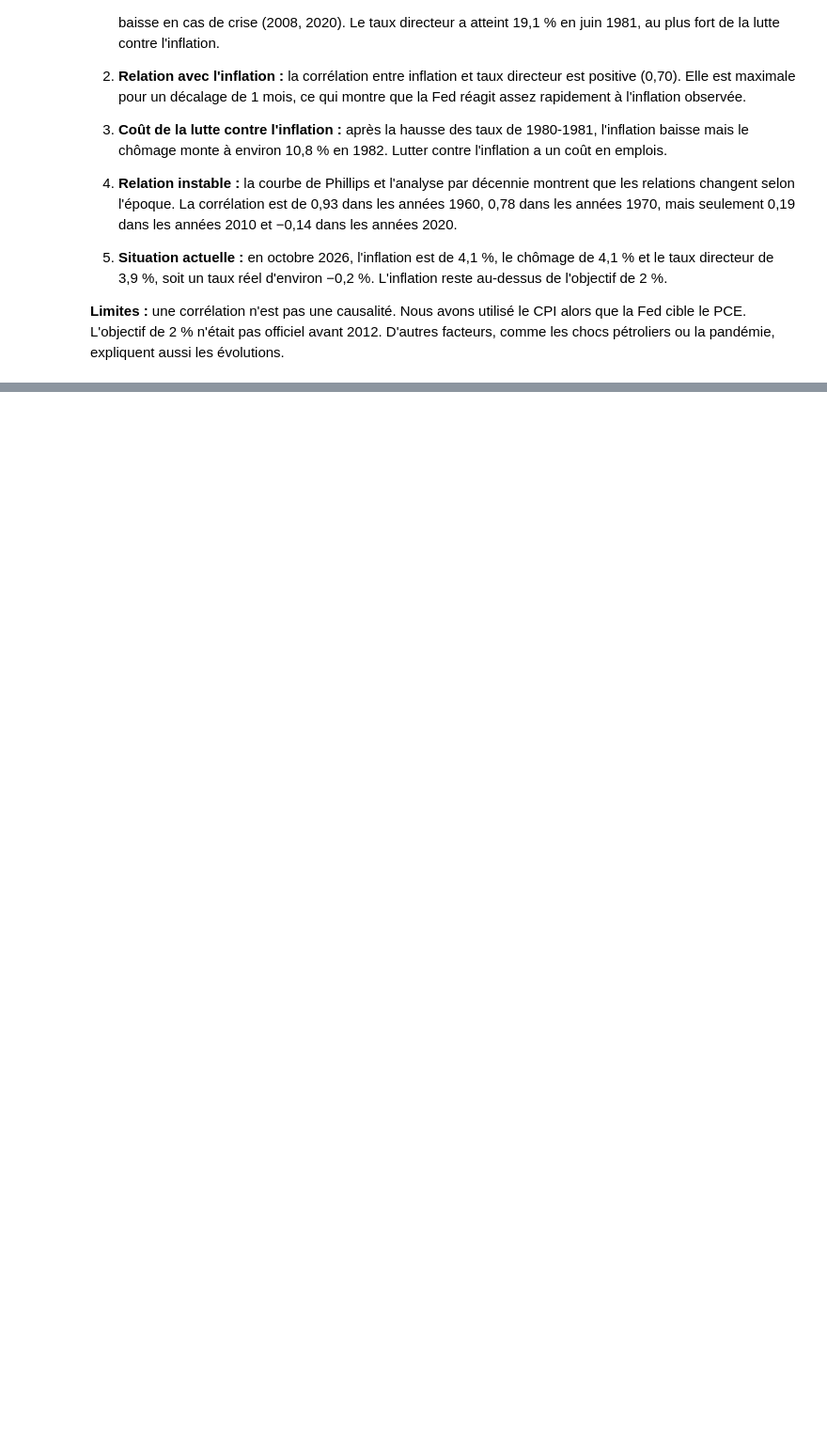
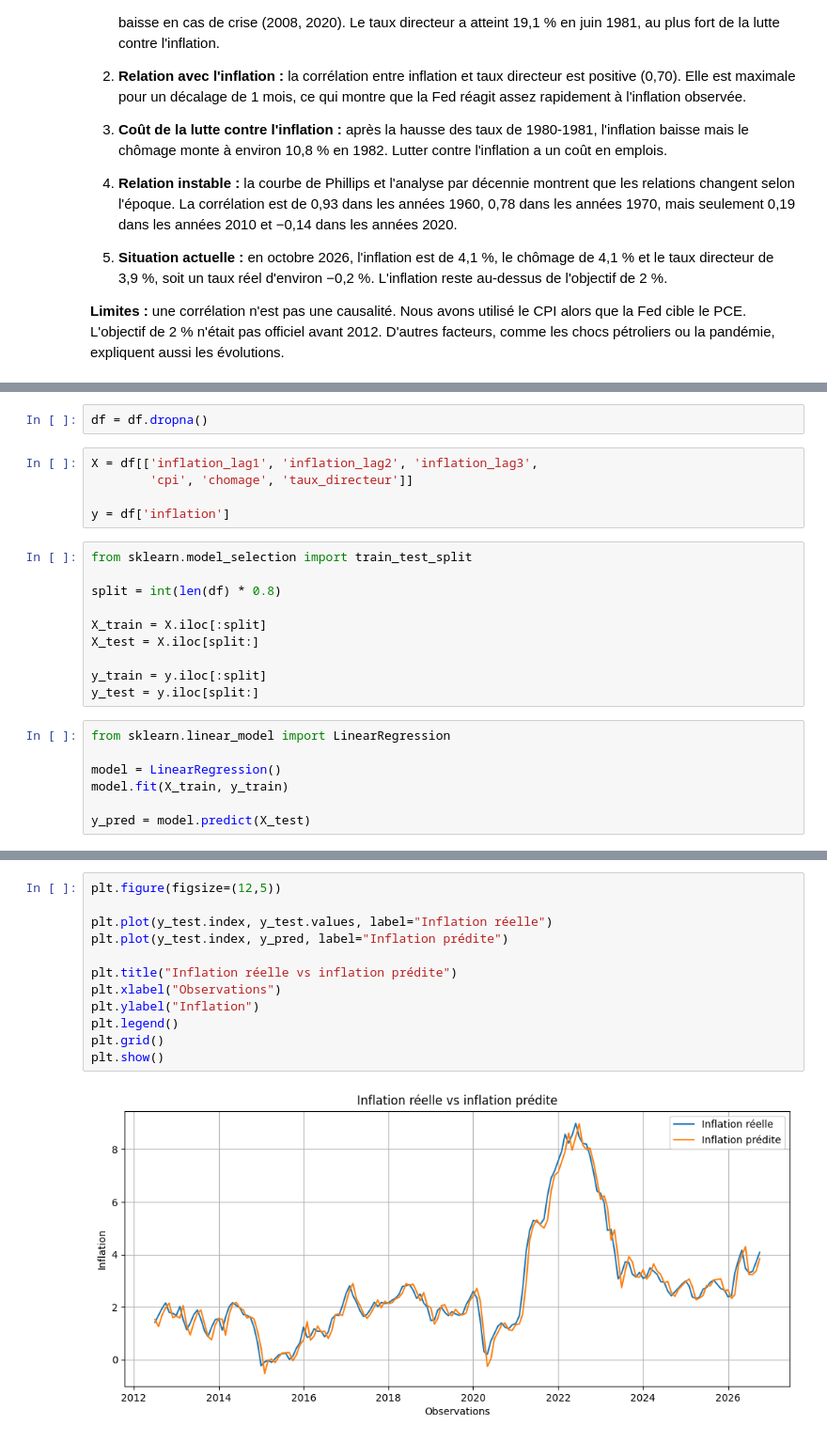
Before and after one commit to aziza-radouani/25007595-aziza-radouani-FIN3, a Jupyter notebook: notebooks/projet_F3.ipynb, the cells around one changed output, grey strips where cells are left out. Shown at 94% size. Cells and saved outputs as stored; diff of their text form; blank space fills up the shorter version.

```diff
--- a/notebooks/projet_F3.ipynb
+++ b/notebooks/projet_F3.ipynb
@@ -320,0 +404,24 @@ KeyError: "['taux_reel'] not in index"
+# %%
+df = df.dropna()
+# %%
+X = df[['inflation_lag1', 'inflation_lag2', 'inflation_lag3',
+        'cpi', 'chomage', 'taux_directeur']]
+
+y = df['inflation']
+# %%
+from sklearn.model_selection import train_test_split
+
+split = int(len(df) * 0.8)
+
+X_train = X.iloc[:split]
+X_test = X.iloc[split:]
+
+y_train = y.iloc[:split]
+y_test = y.iloc[split:]
+# %%
+from sklearn.linear_model import LinearRegression
+
+model = LinearRegression()
+model.fit(X_train, y_train)
+
+y_pred = model.predict(X_test)
@@ -320,0 +439,14 @@ KeyError: "['taux_reel'] not in index"
+# %%
+plt.figure(figsize=(12,5))
+
+plt.plot(y_test.index, y_test.values, label="Inflation réelle")
+plt.plot(y_test.index, y_pred, label="Inflation prédite")
+
+plt.title("Inflation réelle vs inflation prédite")
+plt.xlabel("Observations")
+plt.ylabel("Inflation")
+plt.legend()
+plt.grid()
+plt.show()
+# %% [output]
+[figure, added]
```
Also changed, not shown: parts of 17 cells of this notebook.
